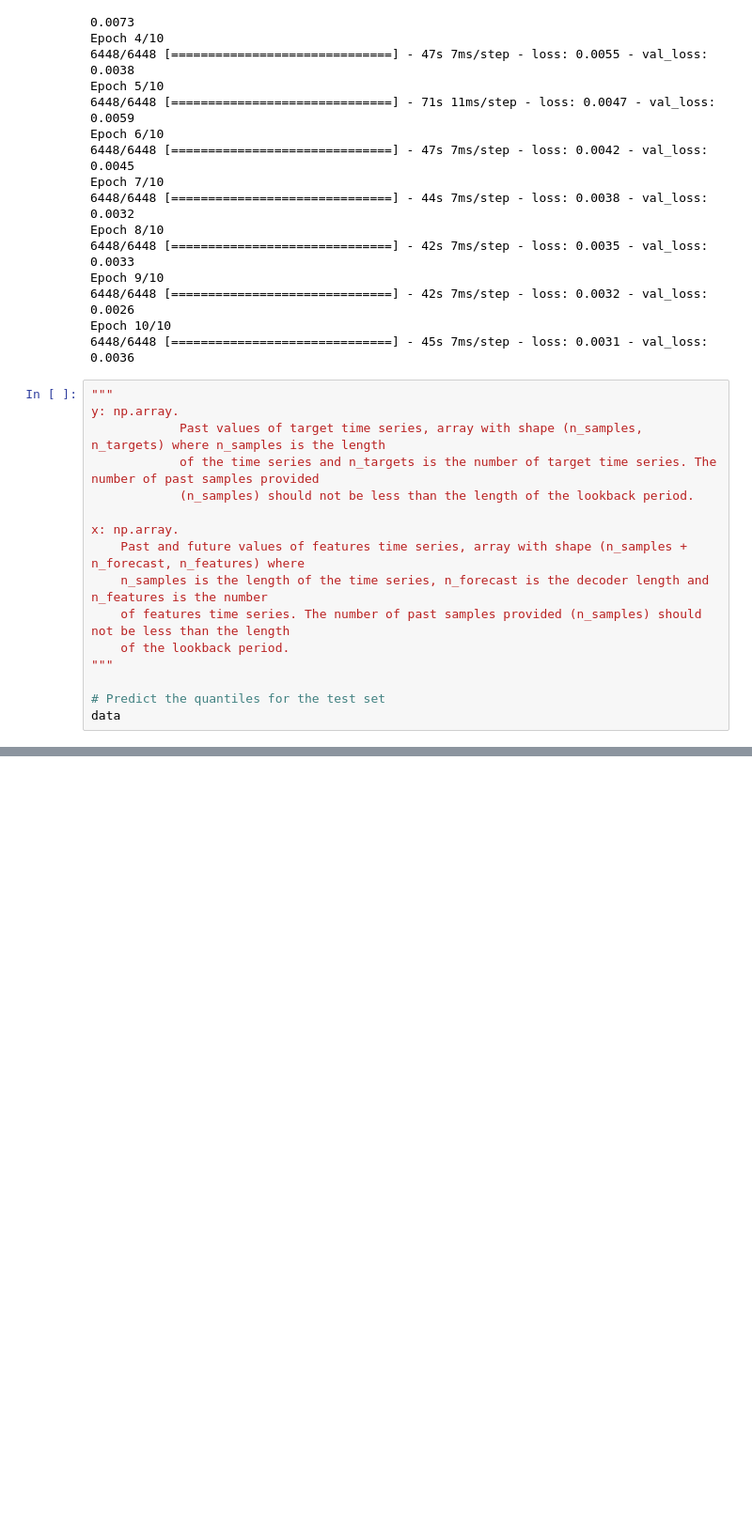
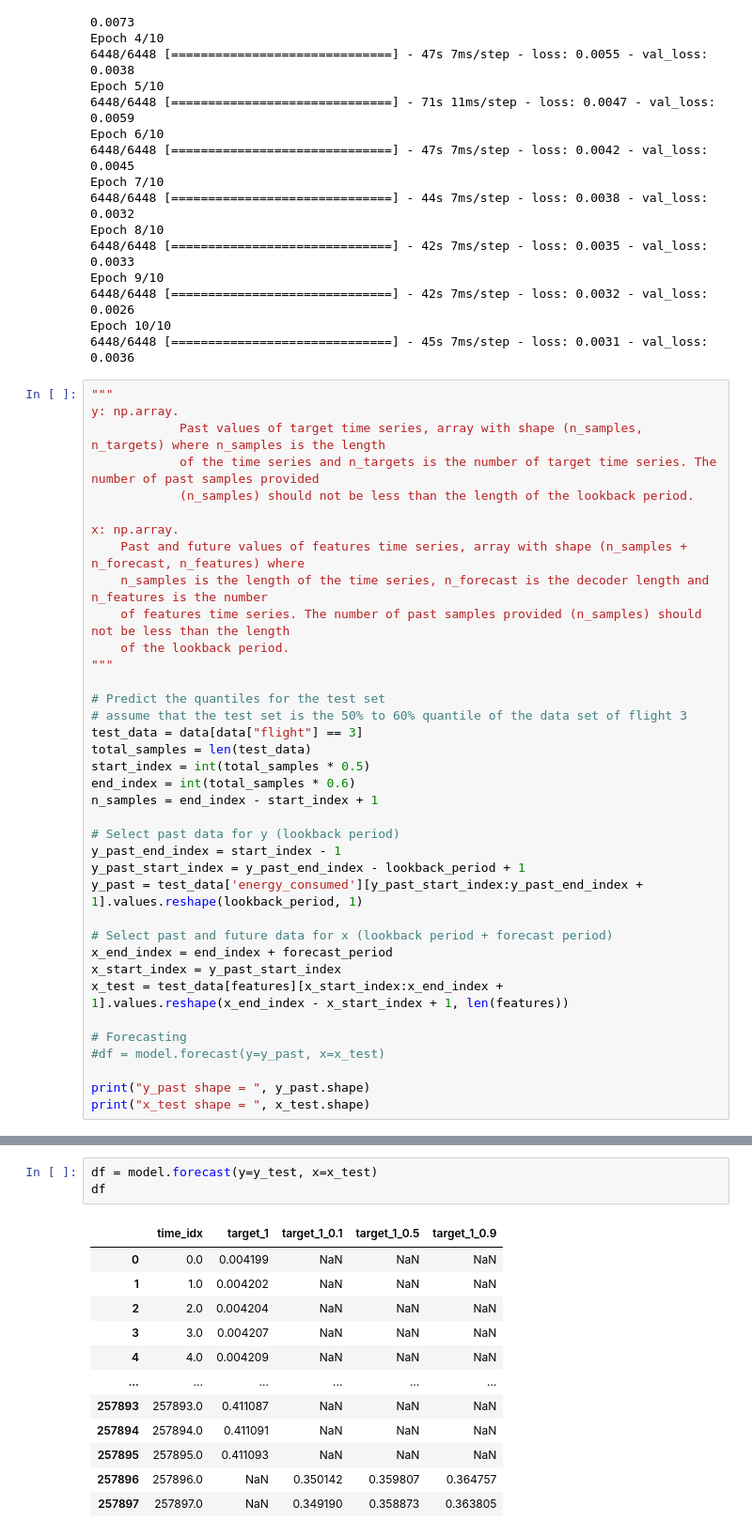
Before and after one commit to LeoLi23/553-ev-project, a Jupyter notebook: deepTCN.ipynb, the cells around one changed output, grey strips where cells are left out. Shown at 94% size. Drawn from its saved outputs; the diff is of its cells as text; blank space fills up the shorter version.

```diff
--- a/deepTCN.ipynb
+++ b/deepTCN.ipynb
@@ -93,5 +93,26 @@ x: np.array.
 """
 
 # Predict the quantiles for the test set
-data
+# assume that the test set is the 50% to 60% quantile of the data set of flight 3
+test_data = data[data["flight"] == 3]
+total_samples = len(test_data)
+start_index = int(total_samples * 0.5)
+end_index = int(total_samples * 0.6)
+n_samples = end_index - start_index + 1
+
+# Select past data for y (lookback period)
+y_past_end_index = start_index - 1
+y_past_start_index = y_past_end_index - lookback_period + 1
+y_past = test_data['energy_consumed'][y_past_start_index:y_past_end_index + 1].values.reshape(lookback_period, 1)
+
+# Select past and future data for x (lookback period + forecast period)
+x_end_index = end_index + forecast_period
+x_start_index = y_past_start_index
+x_test = test_data[features][x_start_index:x_end_index + 1].values.reshape(x_end_index - x_start_index + 1, len(features))
+
+# Forecasting
+#df = model.forecast(y=y_past, x=x_test)
+
+print("y_past shape = ", y_past.shape)
+print("x_test shape = ", x_test.shape)
 # %% [output]
@@ -110,0 +121,16 @@ data
+# %%
+df = model.forecast(y=y_test, x=x_test)
+df
+# %% [output]
+|  | time_idx | target_1 | target_1_0.1 | target_1_0.5 | target_1_0.9 |
+| 0 | 0.0 | 0.004199 | NaN | NaN | NaN |
+| 1 | 1.0 | 0.004202 | NaN | NaN | NaN |
+| 2 | 2.0 | 0.004204 | NaN | NaN | NaN |
+| 3 | 3.0 | 0.004207 | NaN | NaN | NaN |
+| 4 | 4.0 | 0.004209 | NaN | NaN | NaN |
+| ... | ... | ... | ... | ... | ... |
+| 257893 | 257893.0 | 0.411087 | NaN | NaN | NaN |
+| 257894 | 257894.0 | 0.411091 | NaN | NaN | NaN |
+| 257895 | 257895.0 | 0.411093 | NaN | NaN | NaN |
+| 257896 | 257896.0 | NaN | 0.350142 | 0.359807 | 0.364757 |
+| 257897 | 257897.0 | NaN | 0.349190 | 0.358873 | 0.363805 |
```
Also changed, not shown: parts of 2 cells of this notebook, 2 other files.
